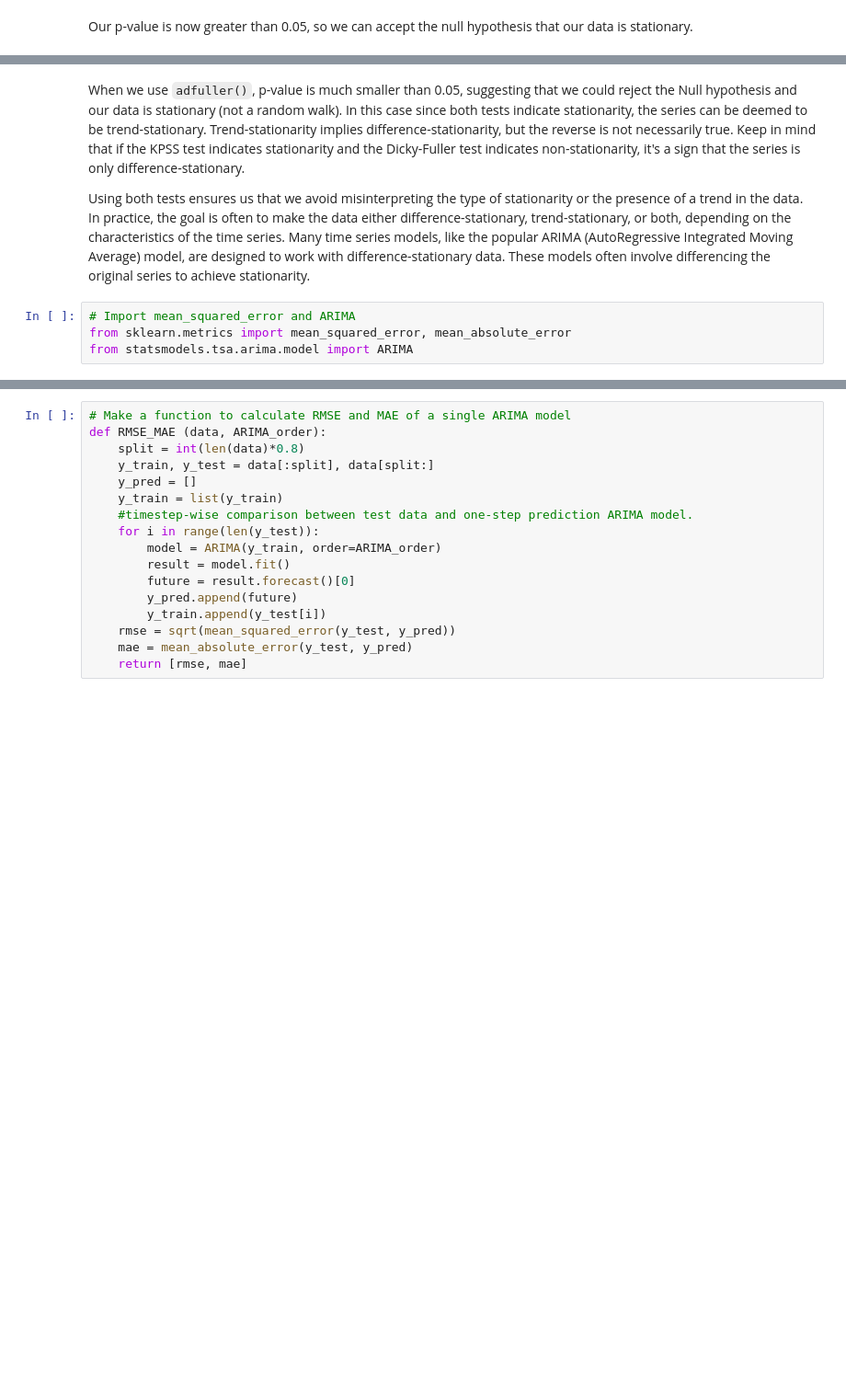
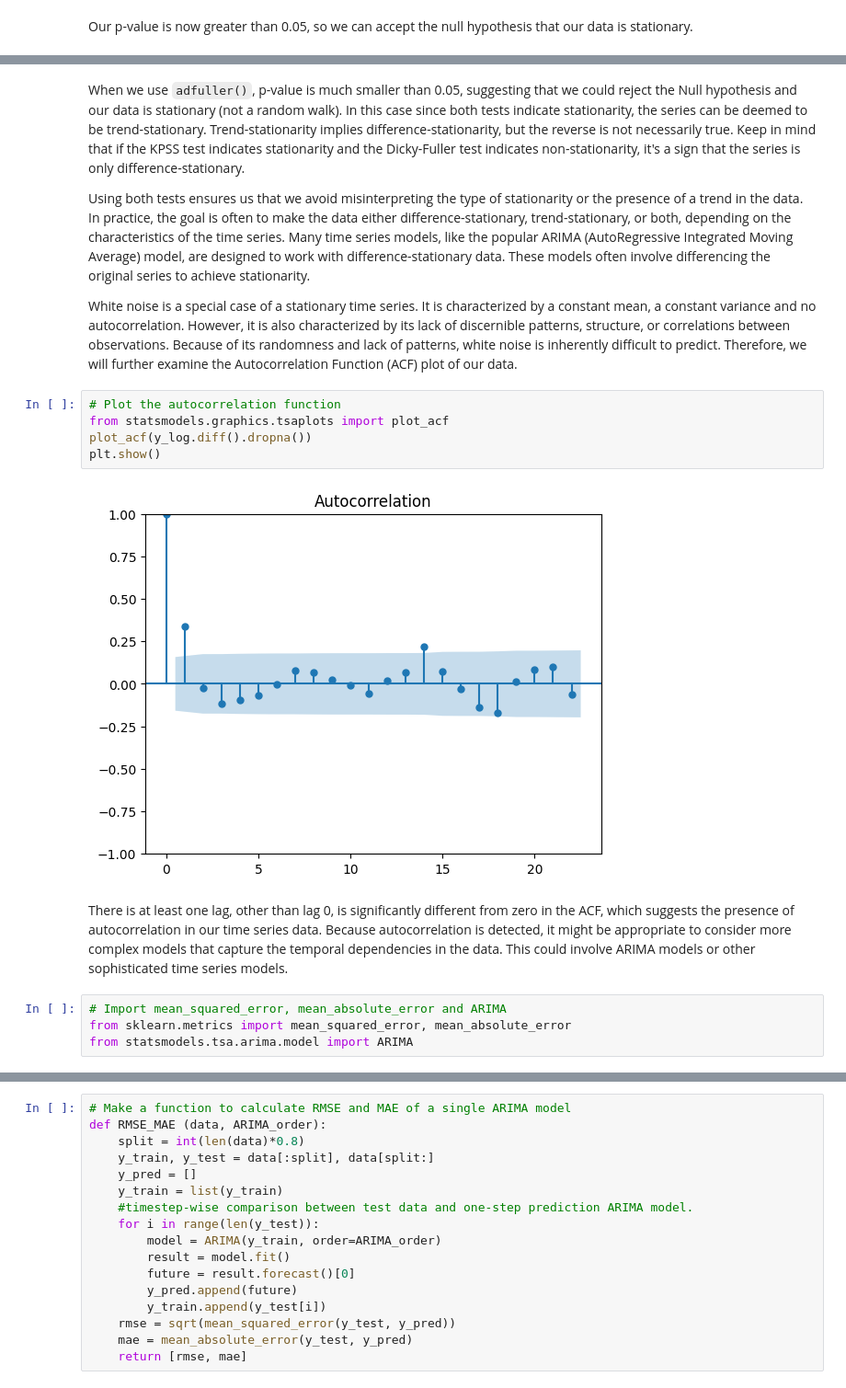
Before and after one commit to sonic64/Time-series-forecasting-using-ARIMA-and-PyCaret, a Jupyter notebook: Notebooks/27.1.1_Capstone 3_Pre-processing Work & Modeling.ipynb, the cells around one changed output, grey strips where cells are left out. Shown at 92% size. Drawn from its saved outputs; the diff is of its cells as text; blank space fills up the shorter version.

```diff
--- a/Notebooks/27.1.1_Capstone 3_Pre-processing Work & Modeling.ipynb
+++ b/Notebooks/27.1.1_Capstone 3_Pre-processing Work & Modeling.ipynb
@@ -243,8 +221,19 @@ adfuller(y_log.diff().dropna())
 When we use `adfuller()`, p-value is much smaller than 0.05, suggesting that we could reject the Null hypothesis and our data is stationary (not a random walk). In this case since both tests indicate stationarity, the series can be deemed to be trend-stationary. Trend-stationarity implies difference-stationarity, but the reverse is not necessarily true. Keep in mind that if the KPSS test indicates stationarity and the Dicky-Fuller test indicates non-stationarity, it's a sign that the series is only difference-stationary.
 
 Using both tests ensures us that we avoid misinterpreting the type of stationarity or the presence of a trend in the data. In practice, the goal is often to make the data either difference-stationary, trend-stationary, or both, depending on the characteristics of the time series. Many time series models, like the popular ARIMA (AutoRegressive Integrated Moving Average) model, are designed to work with difference-stationary data. These models often involve differencing the original series to achieve stationarity.
+
+White noise is a special case of a stationary time series. It is characterized by a constant mean, a constant variance and no autocorrelation. However, it is also characterized by its lack of discernible patterns, structure, or correlations between observations. Because of its randomness and lack of patterns, white noise is inherently difficult to predict. Therefore, we will further examine the Autocorrelation Function (ACF) plot of our data.
+# %%
+# Plot the autocorrelation function
+from statsmodels.graphics.tsaplots import plot_acf
+plot_acf(y_log.diff().dropna())
+plt.show()
+# %% [output]
+[figure, added]
+# %% [markdown]
+There is at least one lag, other than lag 0, is significantly different from zero in the ACF, which suggests the presence of autocorrelation in our time series data. Because autocorrelation is detected, it might be appropriate to consider more complex models that capture the temporal dependencies in the data. This could involve ARIMA models or other sophisticated time series models.
 # %%
-# Import mean_squared_error and ARIMA
+# Import mean_squared_error, mean_absolute_error and ARIMA
 from sklearn.metrics import mean_squared_error, mean_absolute_error
 from statsmodels.tsa.arima.model import ARIMA
 # %% [markdown]
```
Also changed, not shown: parts of 27 cells of this notebook, 2 other files.
